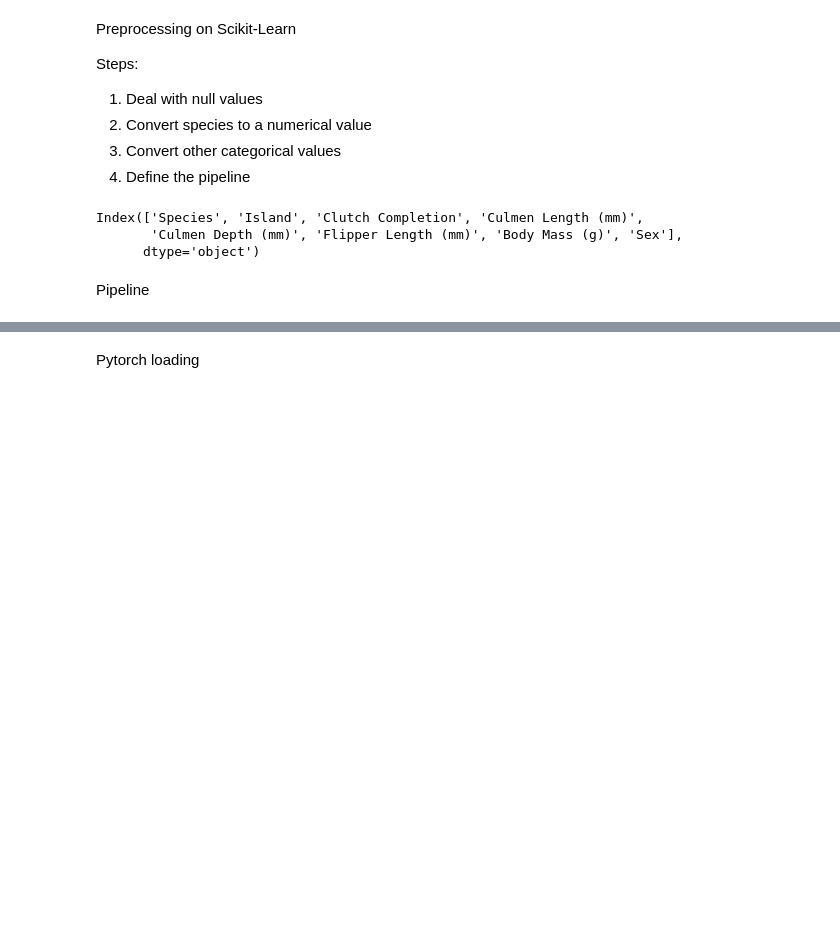
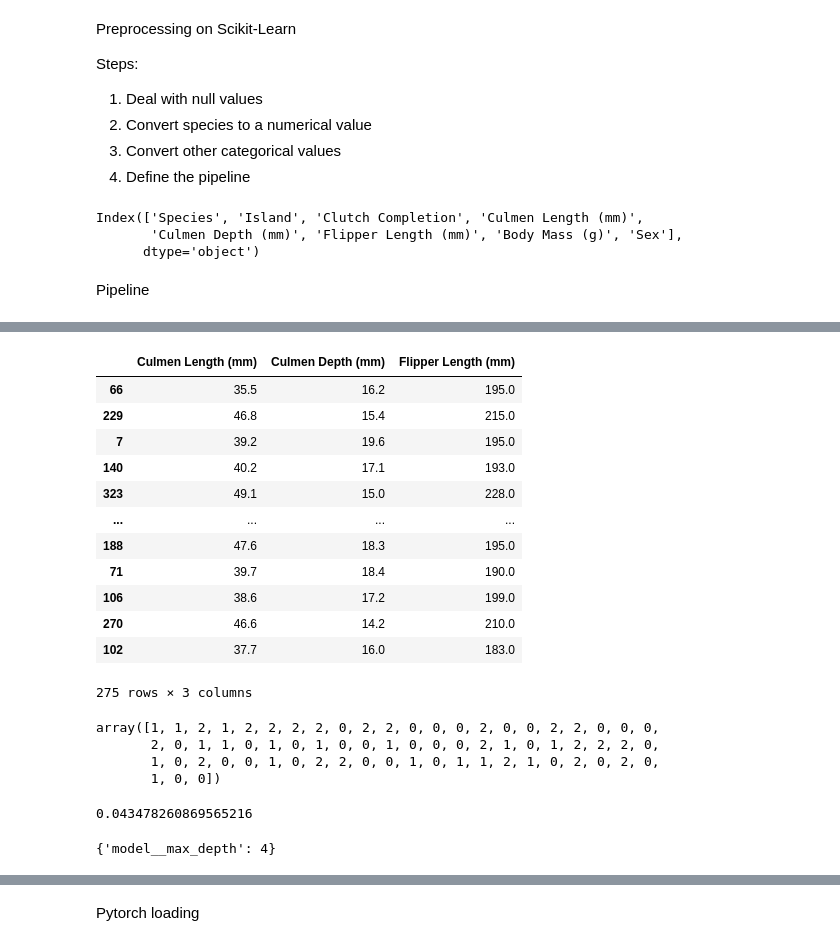
Before and after one commit to cgarciatorres7/penguin_dataset, a Jupyter notebook: src/preprocessing.ipynb, the cells around one changed output, grey strips where cells are left out. Drawn from its saved outputs; the diff is of its cells as text; code cells hidden in the pictures; blank space fills up the shorter version.

```diff
--- a/src/preprocessing.ipynb
+++ b/src/preprocessing.ipynb
@@ -147,6 +149,9 @@ Index(['Species', 'Island', 'Clutch Completion', 'Culmen Length (mm)',
 # %%
-X=df.drop("Species", axis=1)
-y=df["Species"]
+df_train = df[['Culmen Length (mm)',
+       'Culmen Depth (mm)', 'Flipper Length (mm)']]
+X=df_train.copy()
+le = LabelEncoder()
+y= le.fit_transform(df['Species'])
 
 X_train, X_test, y_train, y_test = train_test_split( X, y, test_size=0.2, random_state=42)
 numeric_features = X_train.select_dtypes(include=np.number).columns
@@ -162,4 +167,4 @@ preprocessing_pipeline = ColumnTransformer(transformers=[('num', numeric_process
                                                                  ('cat', categorical_process, categorical_features)],
                                                    remainder='drop')
 # %%
-X_train=preprocessing_pipeline.fit_transform(X_train)
+preprocessing_pipeline.fit_transform(X_train)
@@ -170,0 +214,16 @@ y = LE.fit_transform(y)
+# %%
+X_train
+# %% [output]
+|  | Culmen Length (mm) | Culmen Depth (mm) | Flipper Length (mm) |
+| 66 | 35.5 | 16.2 | 195.0 |
+| 229 | 46.8 | 15.4 | 215.0 |
+| 7 | 39.2 | 19.6 | 195.0 |
+| 140 | 40.2 | 17.1 | 193.0 |
+| 323 | 49.1 | 15.0 | 228.0 |
+| ... | ... | ... | ... |
+| 188 | 47.6 | 18.3 | 195.0 |
+| 71 | 39.7 | 18.4 | 190.0 |
+| 106 | 38.6 | 17.2 | 199.0 |
+| 270 | 46.6 | 14.2 | 210.0 |
+| 102 | 37.7 | 16.0 | 183.0 |
+275 rows × 3 columns
@@ -170,0 +232,12 @@ y = LE.fit_transform(y)
+# %%
+preds = rf_pipeline.predict(X_test)
+preds
+# %% [output]
+array([1, 1, 2, 1, 2, 2, 2, 2, 0, 2, 2, 0, 0, 0, 2, 0, 0, 2, 2, 0, 0, 0,
+       2, 0, 1, 1, 0, 1, 0, 1, 0, 0, 1, 0, 0, 0, 2, 1, 0, 1, 2, 2, 2, 0,
+       1, 0, 2, 0, 0, 1, 0, 2, 2, 0, 0, 1, 0, 1, 1, 2, 1, 0, 2, 0, 2, 0,
+       1, 0, 0])
+# %%
+mean_absolute_error(y_test, preds)
+# %% [output]
+0.043478260869565216
@@ -170,0 +252,4 @@ y = LE.fit_transform(y)
+# %%
+search.best_params_
+# %% [output]
+{'model__max_depth': 4}
```
Also changed, not shown: parts of 24 cells of this notebook, 6 other files.
